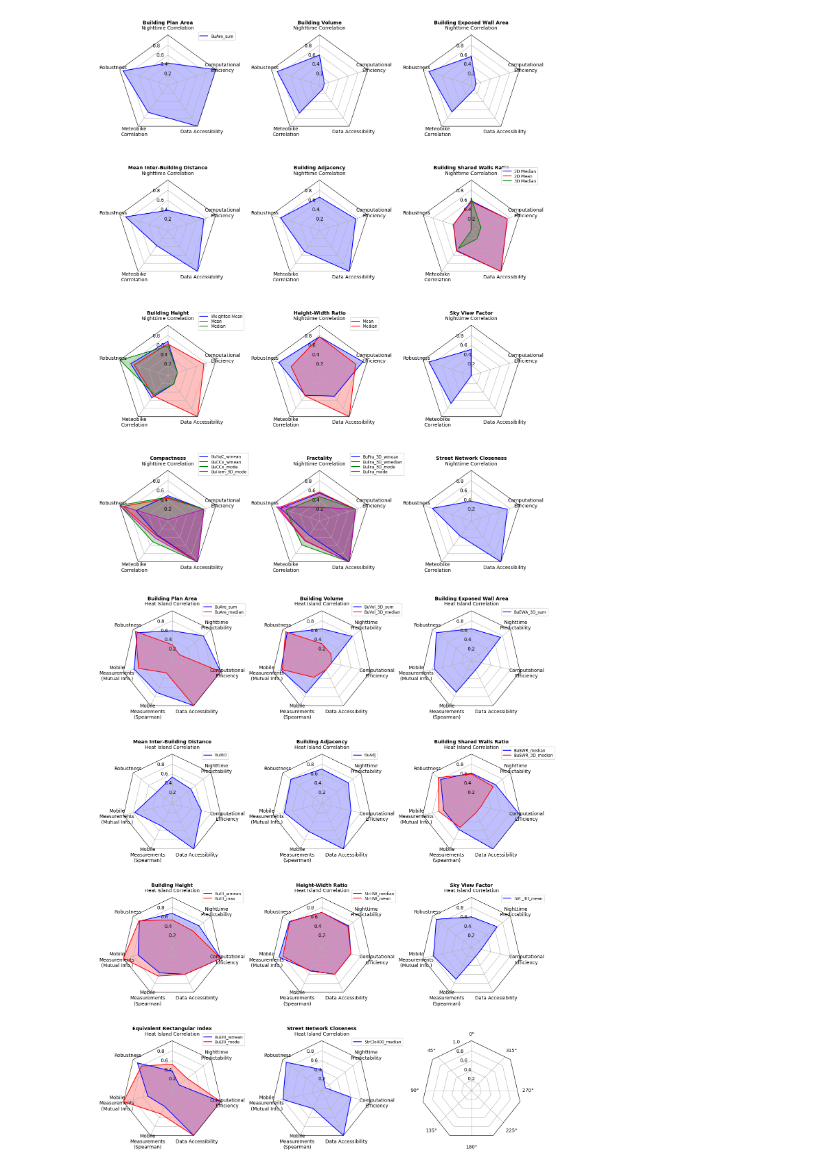
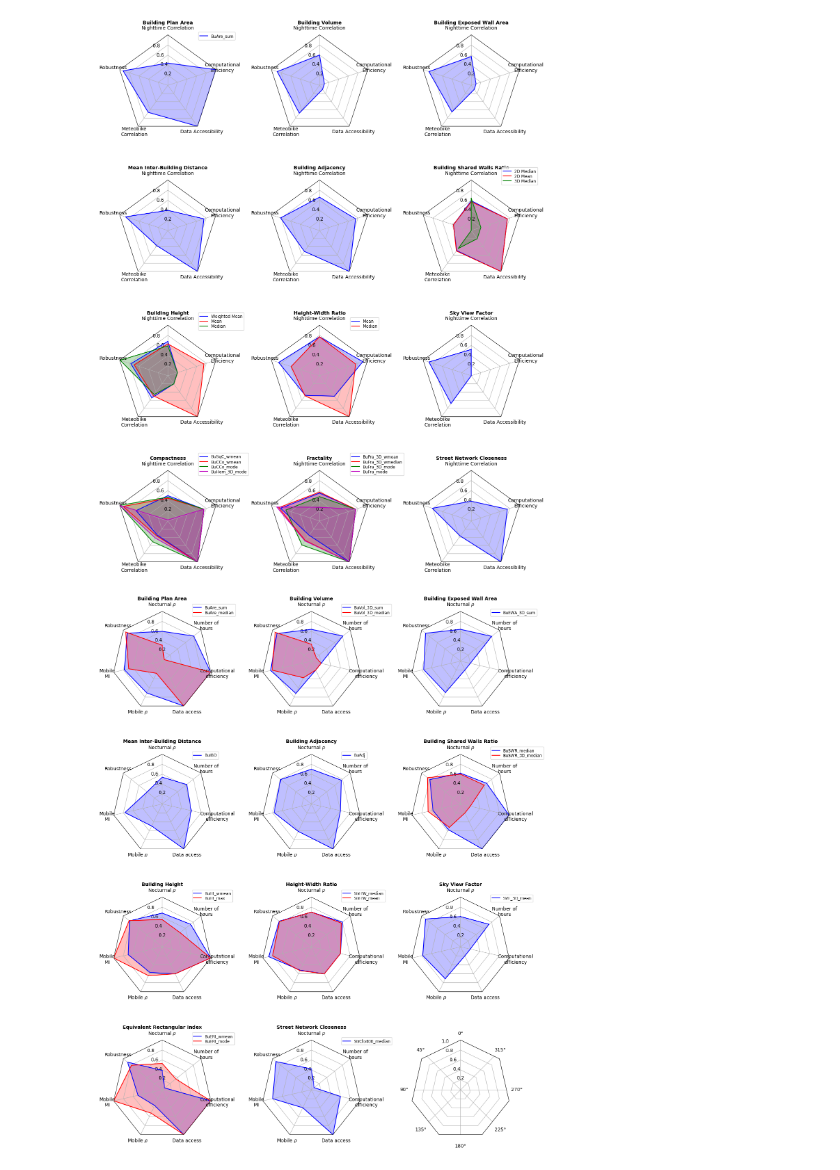
Before and after one commit to lisawink/freiburg, a Jupyter notebook: notebooks/visualisations/fig14_spider_plot.ipynb, the cells around one changed output. Drawn from its saved outputs; the diff is of its cells as text; code cells hidden in the pictures.

```diff
--- a/notebooks/visualisations/fig14_spider_plot.ipynb
+++ b/notebooks/visualisations/fig14_spider_plot.ipynb
@@ -583,35 +583,35 @@ def real_cooks():
 def normalised_cooks():
     ### Cook's distance (0.1 - x)*10
     data = [
-        ['Heat Island Correlation', 'Robustness','Mobile\nMeasurements\n(Mutual Info.)', 'Mobile\nMeasurements\n(Spearman)', 'Data Accessibility', 'Computational\nEfficiency','Nighttime\nPredictability'],
+        [r'Nocturnal $\rho$', 'Robustness','Mobile\nMI', r'Mobile $\rho$', 'Data access', 'Computational\nefficiency','Number of\nhours'],
         ('Building Plan Area', [
-            [0.6,  0.9, 0.78, 0.71, 1, 1, 0.80,], #sum
-            [0.32,  0.94, 0.69, 0.27, 1, 1, 0.19,]]), #median
+            [0.6,  0.9, 0.78, 0.71, 1, 1, 0.81,], #sum
+            [0.32,  0.94, 0.69, 0.27, 1, 1, 0.05,]]), #median
         ('Building Volume', [
-            [0.64,  0.89, 0.84, 0.72, 0.2, 0.2,0.78], # sum
-            [0.34,  0.93, 0.81, 0.37, 0.2, 0.2,0.23]]), #median
+            [0.64,  0.89, 0.84, 0.72, 0.2, 0.2,0.81], # sum
+            [0.34,  0.93, 0.81, 0.37, 0.2, 0.2,0.12]]), #median
         ('Building Exposed Wall Area', [
-            [0.64,  0.9, 0.76,0.7, 0.2, 0.2,0.75,]]), # sum
+            [0.64,  0.9, 0.76,0.7, 0.2, 0.2,0.80,]]), # sum
         ('Mean Inter-Building Distance', [
-            [0.54,  0.39, 0.77, 0.49, 1, 0.6, 0.48]]),
+            [0.54,  0.39, 0.77, 0.49, 1, 0.6, 0.63]]),
         ('Building Adjacency', [
-            [0.7,  0.79, 0.77, 0.61,1, 0.6,0.68,]]),
+            [0.7,  0.79, 0.77, 0.61,1, 0.6,0.77,]]),
         ('Building Shared Walls Ratio', [
-            [0.62,  0.79, 0.57, 0.57, 1, 1,0.62,], #2D median
-            [0.6, 0.85, 0.67, 0.52, 0.2, 0.2, 0.56,]]), #3D median
+            [0.62,  0.79, 0.57, 0.57, 1, 1,0.67,], #2D median
+            [0.6, 0.85, 0.67, 0.52, 0.2, 0.2, 0.61,]]), #3D median
         ('Building Height', [
-            [0.68,  0.84, 0.70,0.57, 0.6, 1,0.69,], #Weighted mean
-            [0.55,  0.85, 1,0.64, 0.6,1, 0.53]]), #Max
+            [0.68,  0.84, 0.70,0.57, 0.6, 1,0.73,], #Weighted mean
+            [0.55,  0.85, 1,0.64, 0.6,1, 0.46]]), #Max
         ('Height-Width Ratio', [
-            [0.7,  0.83, 0.88, 0.52, 0.6, 0.6,0.69,], #Median
-            [0.7,  0.82, 0.80,0.53, 0.6, 0.6, 0.67]]), #Mean
+            [0.7,  0.83, 0.88, 0.52, 0.6, 0.6,0.80,], #Median
+            [0.7,  0.82, 0.80,0.53, 0.6, 0.6, 0.77]]), #Mean
         ('Sky View Factor', [
-            [0.61,  0.9, 0.78,0.71, 0.2, 0.2,0.66,]]),
+            [0.61,  0.9, 0.78,0.71, 0.2, 0.2,0.73,]]),
         ('Equivalent Rectangular Index', [
-            [0.39,  0.89, 0.50,0.35, 1, 1,0.18], # weighted mean
-            [0.53, 0.79, 1,0.52, 1, 1, 0.39,]]), # mode
+            [0.39,  0.89, 0.50,0.35, 1, 1,0.06], # weighted mean
+            [0.53, 0.79, 1,0.52, 1, 1, 0.35,]]), # mode
         ('Street Network Closeness', [
-            [0.42,  0.91, 0.8, 0.4, 1, 0.6,0.09,]]),
+            [0.42,  0.91, 0.8, 0.4, 1, 0.6,0.07,]]),
     ]
     return data
 
@@ -665,33 +665,33 @@ if __name__ == '__main__':
                               labelspacing=0.1, fontsize='small')
 
     labels = ('BuHt_wmean','BuHt_max')
     legend = axs[2, 0].legend(labels, loc=(0.8, .95),
                               labelspacing=0.1, fontsize='small')
 
     labels = ('StrHW_median', 'StrHW_mean')
     legend = axs[2, 1].legend(labels, loc=(0.8, .95),
                               labelspacing=0.1, fontsize='small')
 
     labels = ('SVF_3D_mean',)
     legend = axs[2, 2].legend(labels, loc=(0.8, .95),
                               labelspacing=0.1, fontsize='small')
 
 
     labels = ('BuERI_wmean','BuERI_mode')
     legend = axs[3, 0].legend(labels, loc=(0.8, .95),
                               labelspacing=0.1, fontsize='small')
 
     labels = ('StrClo400_median',)
     legend = axs[3, 1].legend(labels, loc=(0.8, .95),
                               labelspacing=0.1, fontsize='small')
 
     #increase wspacing
     plt.subplots_adjust(wspace=0.5)
     plt.savefig('/Users/lisawink/Documents/paper1/figures/fig12/radar_plot.png')
     plt.savefig('/Users/lisawink/Documents/paper1/figures/fig12/radar_plot.pdf')
     plt.savefig('/Users/lisawink/Documents/paper1/figures/fig12/radar_plot.svg')
     plt.show()
 # %% [output]
-[figure, old version]
+[figure, new version]
 # %%
 vars = ['BuAre_median','BuVol_3D_median','BuEWA_3D_median','BuSWR_median','BuHt_wmean','BuHt_max','StrHW_mean','SVF_3D_mean','BuERI_mode']
```
Also changed, not shown: 22 other files.
